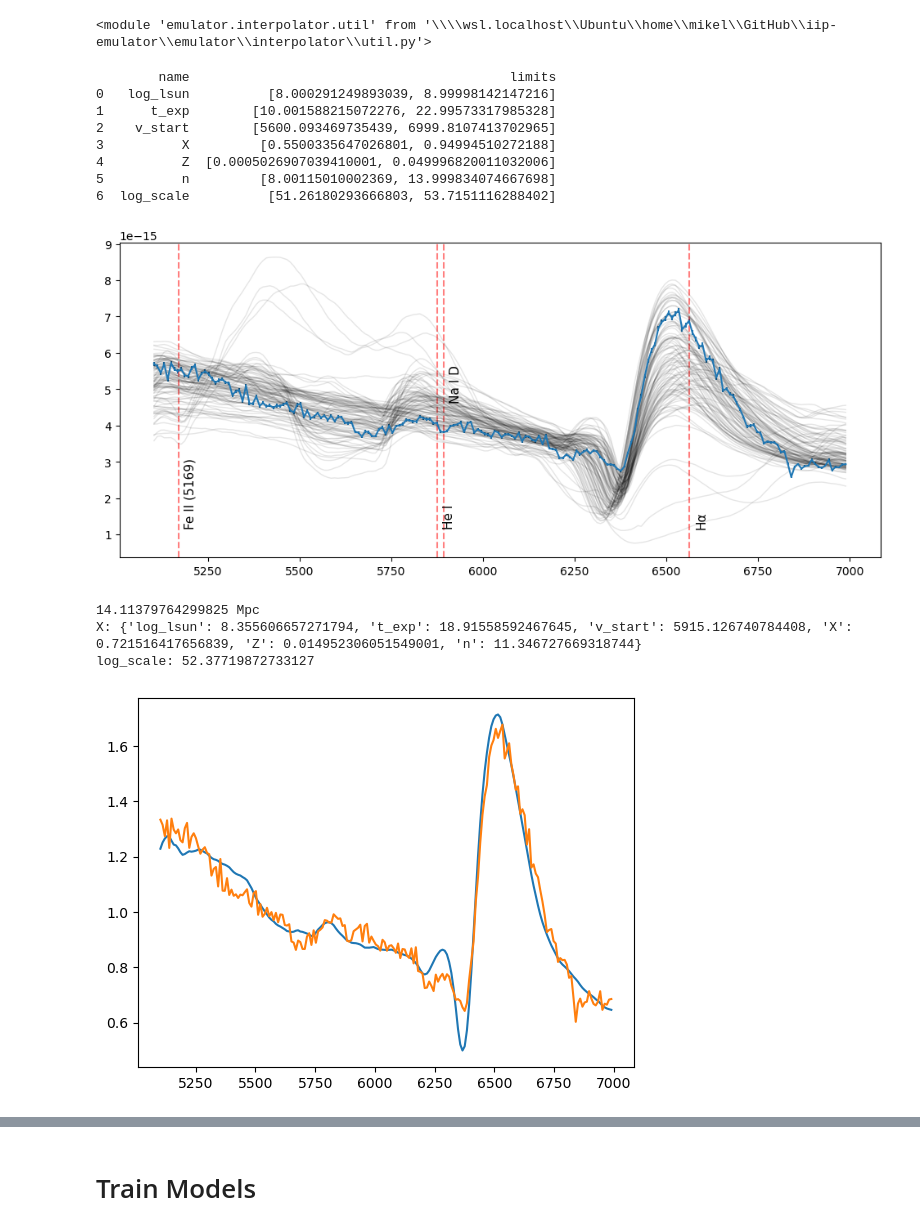
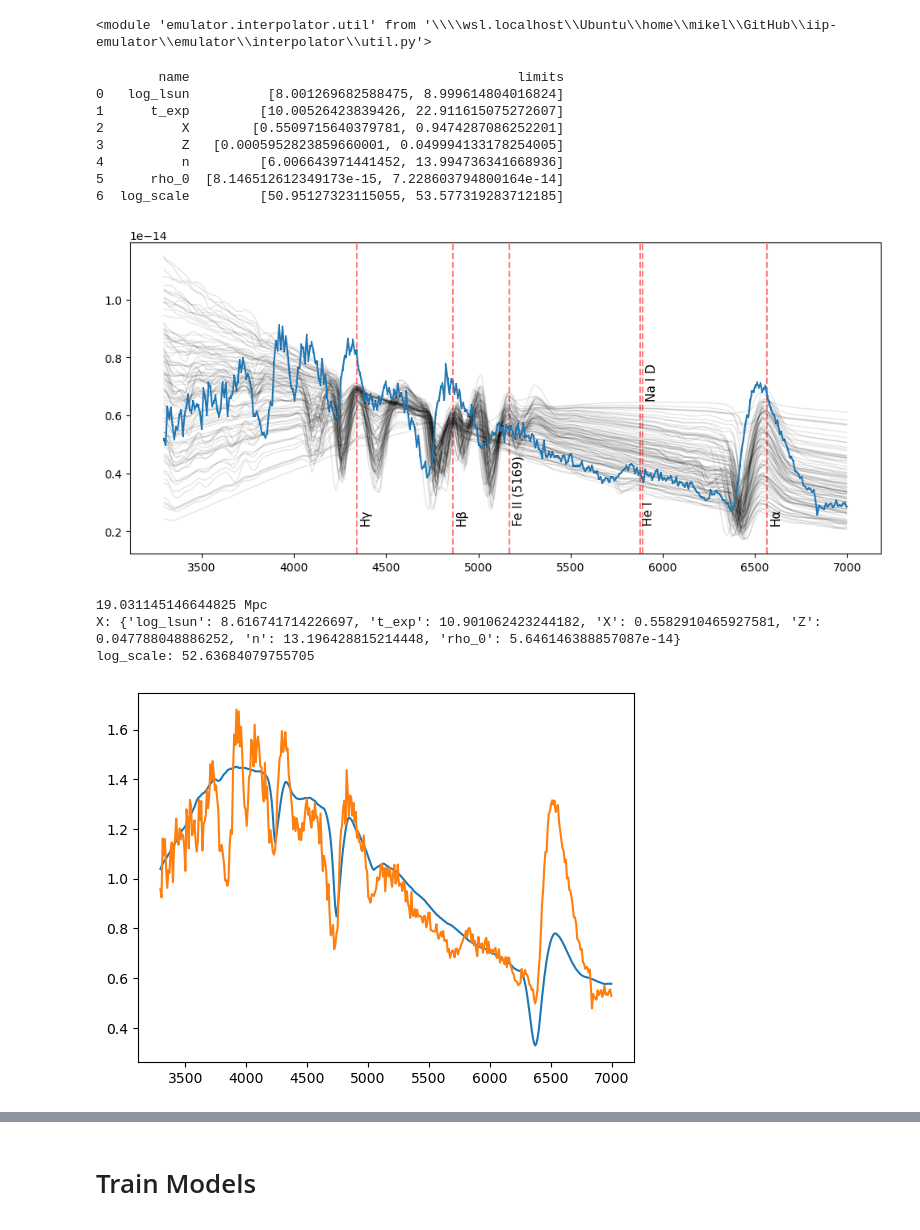
Before and after one commit to MichaelLukaszyk/iip-emulator, a Jupyter notebook: emulator/interpolator/interp.ipynb, the cells around one changed output, grey strips where cells are left out. Saved outputs shown, nothing was run; the diff lists cells and outputs as text; code cells hidden in the pictures.

```diff
--- a/emulator/interpolator/interp.ipynb
+++ b/emulator/interpolator/interp.ipynb
@@ -1,7 +1,7 @@
 # %% [markdown]
 # Prepare Data
 # %%
-import emulator.interpolator.util as util
+from emulator.interpolator import util
 import matplotlib.pyplot as plt
 import astropy.units as u
 import pandas as pd
@@ -17,11 +17,11 @@ def show_active():
     plt.close(fig)
 
 # Fit settings
-fit_max_wav = 7000 # 10000
-fit_min_wav = 5100 # 5100
+fit_max_wav = 10000 # 7000
+fit_min_wav = 1000 # 5100
 
 # Get model data
-param_names, X, y, wav_mod = util.read_runs('2020jfo_4-9-2026')
+param_names, X, y, wav_mod = util.read_runs('2020jfo_4-11')
 bad_indices = []
 # bad_indices = [20, 25, 27, 29, 50, 272, 273, 314, 350, 372, 397, 406, 465, 481, 631, 645, 682, 923, 935, 958, 983, 1078, 1129, 1144, 1225, 1268, 1275, 1298, 1300, 1346, 1433, 1606, 1743, 1904, 1953, 1975, 2139, 2156, 2194, 2242, 2457, 2523, 2544, 2615, 2638, 2664, 2708, 2859, 2904, 3046, 3055, 3182, 3317, 3338, 3358, 3405, 3433, 3620, 3773, 3797, 3808, 3851, 3892, 3910, 3918, 4024, 4043, 4052, 4079, 4175, 4199, 4328, 4375, 4409, 4432, 4499, 4500, 4559, 4572, 4758, 4792, 4877, 4883, 4916, 4928, 5111, 5161, 5325, 5364, 5390, 5448, 5459, 5527, 5570, 5683, 5812, 5818, 5819, 5832, 5996, 6197, 6417, 6519, 6684, 6709, 6806, 6844, 6924, 6985, 7062, 7120, 7204, 7263, 7275, 7300, 7353, 7444, 7541, 7567, 7598, 7602, 7703, 7755, 7883, 7921, 8096, 8115, 8439]
 
@@ -65,9 +65,11 @@ if False:
 # %%
 # Initialize model data file
 if False:
-    folder_path = os.path.dirname('C:/Users/mikel/Desktop/2020jfo_4-9-2026/')
-    param_names = ['log_lsun', 't_exp', 'v_start', 'X', 'Z', 'n', 'v_phot', 'T_phot', 'T_inner']
-    util.save_runs(folder_path, param_names, '2020fo_4-9-2026')
+    from emulator.interpolator import util
+    import os
+    folder_path = os.path.dirname('C:/Users/mikel/Desktop/2020jfo_4-11/')
+    param_names = ['log_lsun', 't_exp', 'X', 'Z', 'n', 'rho_0']
+    util.save_runs(folder_path, param_names, '2020jfo_4-11')
 # %%
 import importlib
 import emulator.interpolator.util
@@ -108,16 +110,25 @@ sampler_names = np.append(param_names, ['log_scale'])
 sampler_limits = np.array(limits.copy() + [(min_scale, max_scale)])
 ndim = len(sampler_names)
 
+# Setup continuum removal function
+line_mask = ((wav > 6200) & (wav < 6900)) | ((wav > 4550) & (wav < 4900))
+from numpy.polynomial import Polynomial
+def continuum_removal(y_mod):
+    c = Polynomial.fit(wav[~line_mask], y_obs[~line_mask]/y_mod[~line_mask], deg=3)
+    p = c(wav)
+    p /= np.mean(p)
+    return p * y_mod
+
 print(pd.DataFrame({'name': sampler_names, 'limits': list(sampler_limits)}))
 # %% [output]
-        name                                         limits
-0   log_lsun          [8.000291249893039, 8.99998142147216]
-1      t_exp        [10.001588215072276, 22.99573317985328]
-2    v_start        [5600.093469735439, 6999.8107413702965]
-3          X         [0.5500335647026801, 0.94994510272188]
-4          Z  [0.0005026907039410001, 0.049996820011032006]
-5          n         [8.00115010002369, 13.999834074667698]
-6  log_scale          [51.26180293666803, 53.7151116288402]
+        name                                          limits
+0   log_lsun          [8.001269682588475, 8.999614804016824]
+1      t_exp         [10.00526423839426, 22.911615075272607]
+2          X        [0.5509715640379781, 0.9474287086252201]
+3          Z   [0.0005952823859660001, 0.049994133178254005]
+4          n         [6.006643971441452, 13.994736341668936]
+5      rho_0  [8.146512612349173e-15, 7.228603794800164e-14]
+6  log_scale         [50.95127323115055, 53.577319283712185]
 # %%
 # Look for bad spectra
 if False:
@@ -159,36 +170,38 @@ for y_mod in y[:100]:
 
 show_active()
 # %% [output]
-[figure, old version]
+[figure, new version]
 # %%
 # Simple minimze MSE fit
-y_obs_norm = y_obs / np.mean(y_obs)
-
 mse = []
 for y_mod in y:
-    y_mod_norm = y_mod / np.mean(y_mod)
+    y_mod_corr = continuum_removal(y_mod)
+    y_mod_norm = y_mod_corr / y_mod_corr.mean()
+    y_obs_norm = y_obs / y_obs.mean()
     mse.append(np.mean((y_mod_norm - y_obs_norm)**2))
 
 lowest_i = np.argmin(mse)
 X_best = X[lowest_i]
-y_best = y[lowest_i]
+y_best = continuum_removal(y[lowest_i])
 
 plt.figure()
-plt.plot(wav, y_best / np.mean(y_best))
-plt.plot(wav, y_obs / np.mean(y_obs))
+plt.plot(wav, y_best / y_best.mean())
+plt.plot(wav, y_obs / y_obs.mean())
+# plt.plot(wav, y_best / np.mean(y_best))
+# plt.plot(wav, y_obs / np.mean(y_obs))
 
 scale = np.mean(y_best) / np.mean(y_obs)
 distance = util.distance(np.mean(y_best) / np.mean(y_obs))
 print(distance)
 print('X:', dict(zip(sampler_names, X_best)))
 print('log_scale:', np.log10(scale))
 
 show_active()
 # %% [output]
-14.11379764299825 Mpc
-X: {'log_lsun': 8.355606657271794, 't_exp': 18.91558592467645, 'v_start': 5915.126740784408, 'X': 0.721516417656839, 'Z': 0.014952306051549001, 'n': 11.346727669318744}
-log_scale: 52.37719872733127
+19.031145146644825 Mpc
+X: {'log_lsun': 8.616741714226697, 't_exp': 10.901062423244182, 'X': 0.5582910465927581, 'Z': 0.047788048886252, 'n': 13.196428815214448, 'rho_0': 5.646146388857087e-14}
+log_scale: 52.63684079755705
-[figure, old version]
+[figure, new version]
 # %%
 # Visualize sampling coverage
 print('Spectra shape:', y.shape)
```
Also changed, not shown: parts of 8 cells of this notebook.
